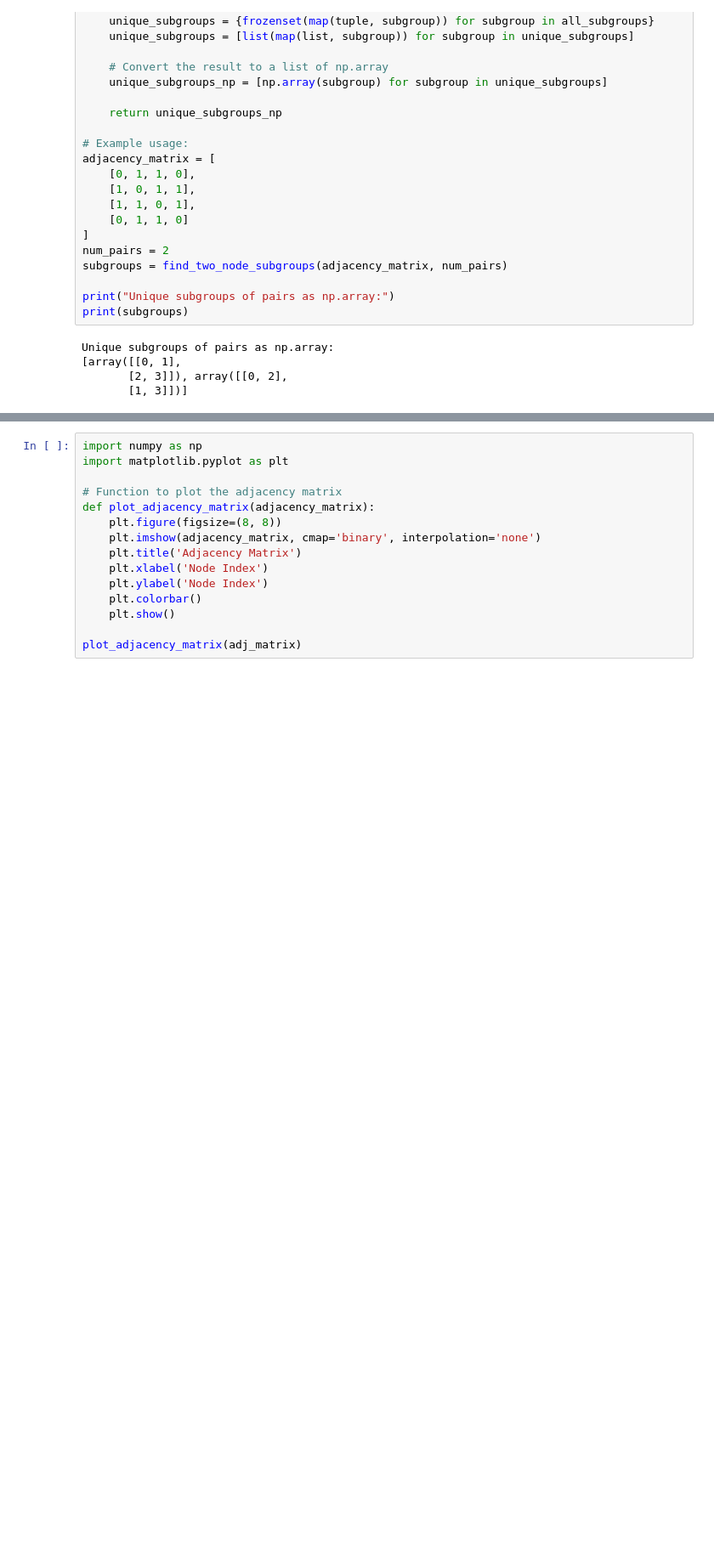
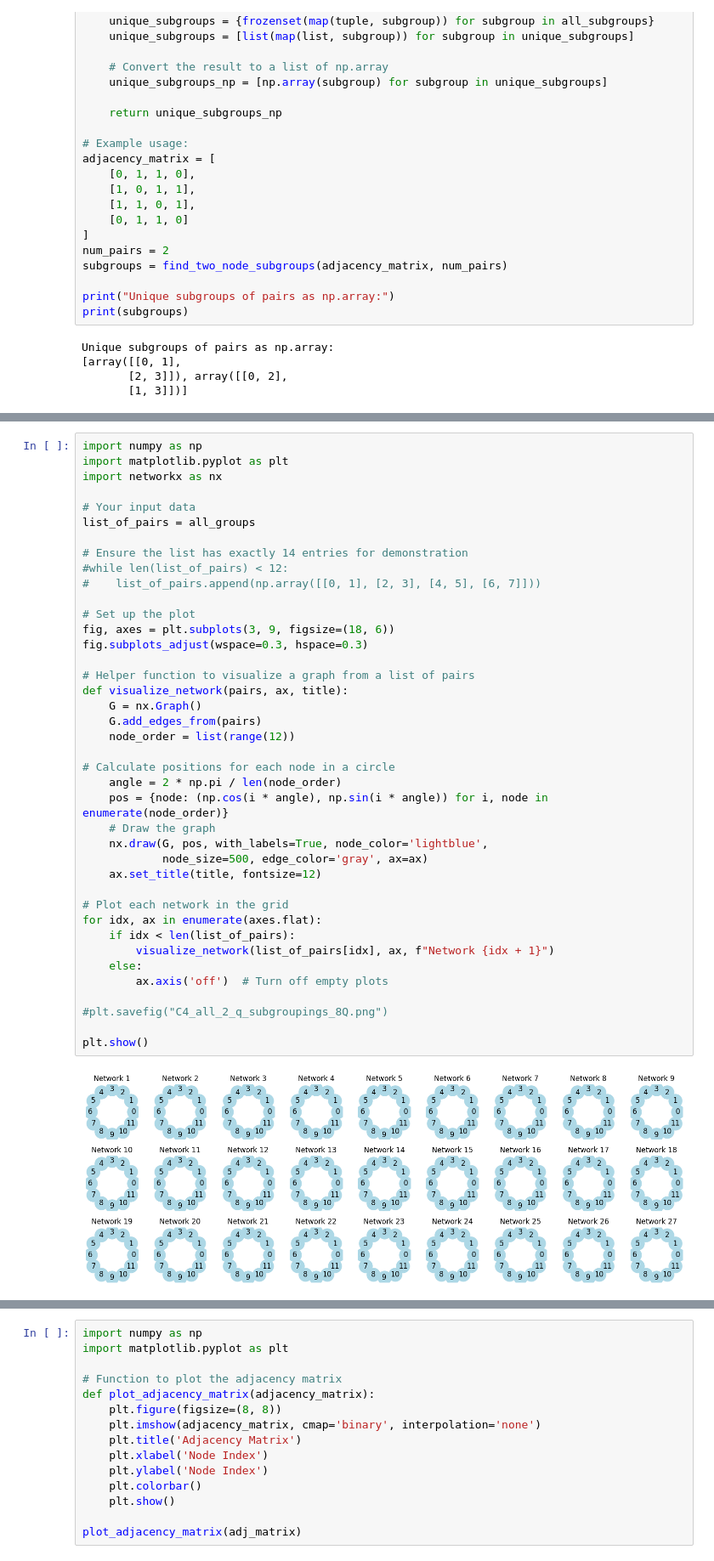
Before and after one commit to jacksonhenry3/Qnibble, a Jupyter notebook: Notebooks/2Qsubgroups.ipynb, the cells around one changed output, grey strips where cells are left out. Shown at 85% size. Drawn from its saved outputs; the diff is of its cells as text; blank space fills up the shorter version.

```diff
--- a/Notebooks/2Qsubgroups.ipynb
+++ b/Notebooks/2Qsubgroups.ipynb
@@ -172,0 +225,42 @@ All possible combinations of two-node connected subgroups:
+# %%
+import numpy as np
+import matplotlib.pyplot as plt
+import networkx as nx
+
+# Your input data
+list_of_pairs = all_groups
+
+# Ensure the list has exactly 14 entries for demonstration
+#while len(list_of_pairs) < 12:
+#    list_of_pairs.append(np.array([[0, 1], [2, 3], [4, 5], [6, 7]]))
+
+# Set up the plot
+fig, axes = plt.subplots(3, 9, figsize=(18, 6))
+fig.subplots_adjust(wspace=0.3, hspace=0.3)
+
+# Helper function to visualize a graph from a list of pairs
+def visualize_network(pairs, ax, title):
+    G = nx.Graph()
+    G.add_edges_from(pairs)
+    node_order = list(range(12))
+
+# Calculate positions for each node in a circle
+    angle = 2 * np.pi / len(node_order)
+    pos = {node: (np.cos(i * angle), np.sin(i * angle)) for i, node in enumerate(node_order)}
+    # Draw the graph
+    nx.draw(G, pos, with_labels=True, node_color='lightblue',
+            node_size=500, edge_color='gray', ax=ax)
+    ax.set_title(title, fontsize=12)
+
+# Plot each network in the grid
+for idx, ax in enumerate(axes.flat):
+    if idx < len(list_of_pairs):
+        visualize_network(list_of_pairs[idx], ax, f"Network {idx + 1}")
+    else:
+        ax.axis('off')  # Turn off empty plots
+
+#plt.savefig("C4_all_2_q_subgroupings_8Q.png")
+
+plt.show()
+# %% [output]
+[figure, added]
```
Also changed, not shown: parts of 7 cells of this notebook, 5 other files.
